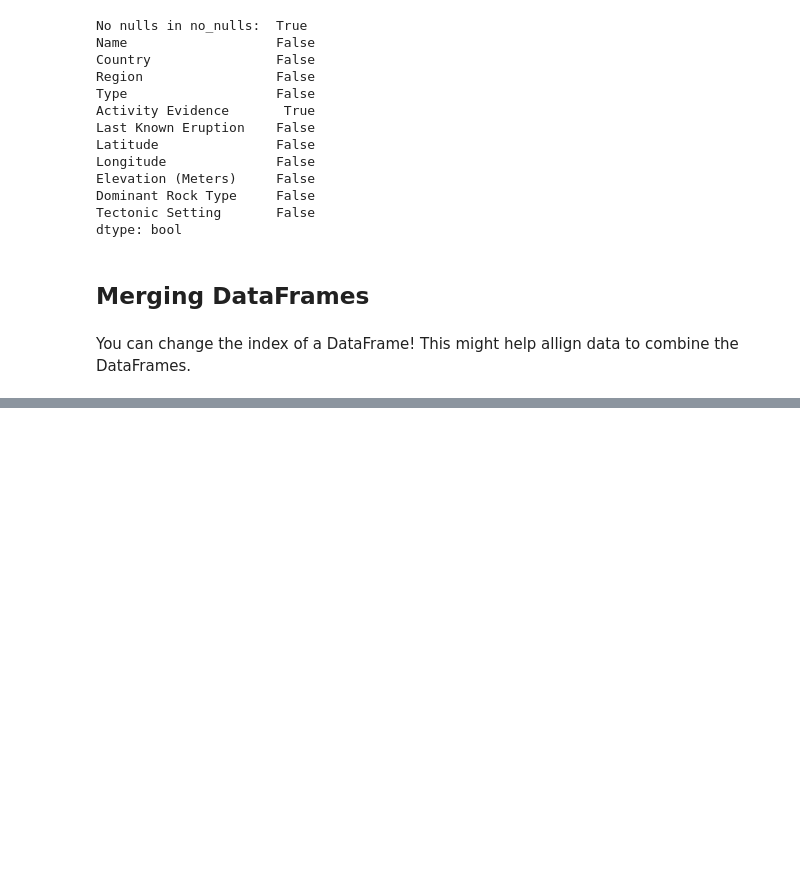
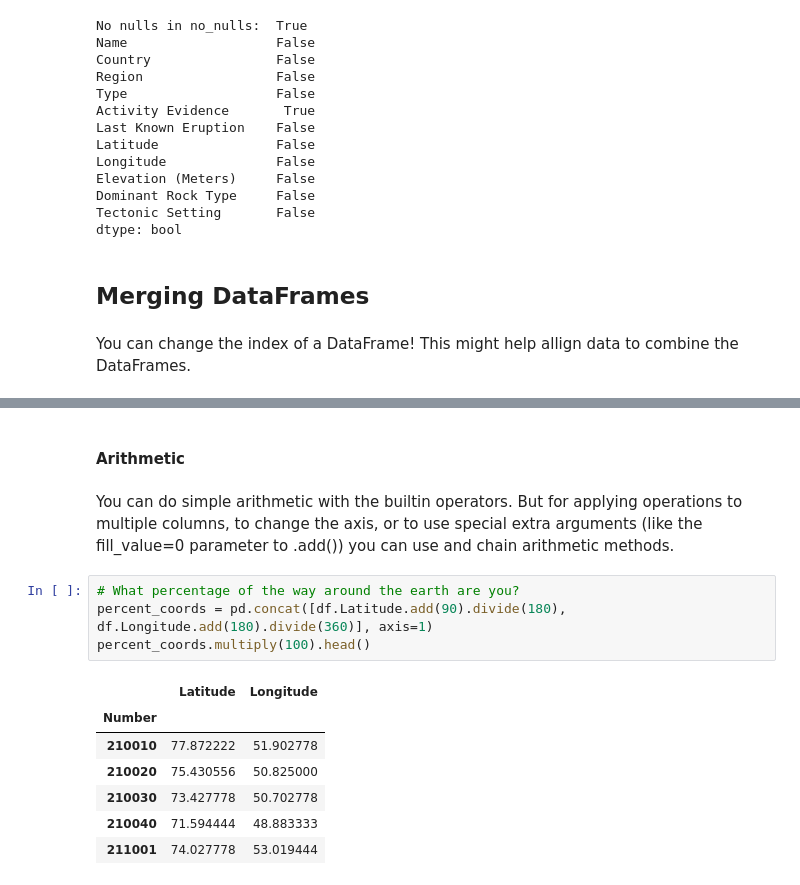
Before and after one commit to aschet01/cookbook, a Jupyter notebook: pandas.ipynb, the cells around one changed output, grey strips where cells are left out. Drawn from its saved outputs; the diff is of its cells as text; blank space fills up the shorter version.

Commit message:
Add examples of arithmetic operations and .pct_change()

```diff
--- a/pandas.ipynb
+++ b/pandas.ipynb
@@ -947,0 +947,16 @@ df
+# %% [markdown]
+#### Arithmetic
+# %% [markdown]
+You can do simple arithmetic with the builtin operators. But for applying operations to multiple columns, to change the axis, or to use special extra arguments (like the fill_value=0 parameter to .add()) you can use and chain arithmetic methods.
+# %%
+# What percentage of the way around the earth are you?
+percent_coords = pd.concat([df.Latitude.add(90).divide(180), df.Longitude.add(180).divide(360)], axis=1)
+percent_coords.multiply(100).head()
+# %% [output]
+|  | Latitude | Longitude |
+| Number |  |  |
+| 210010 | 77.872222 | 51.902778 |
+| 210020 | 75.430556 | 50.825000 |
+| 210030 | 73.427778 | 50.702778 |
+| 210040 | 71.594444 | 48.883333 |
+| 211001 | 74.027778 | 53.019444 |
```
Also changed, not shown: parts of 5 cells of this notebook.
